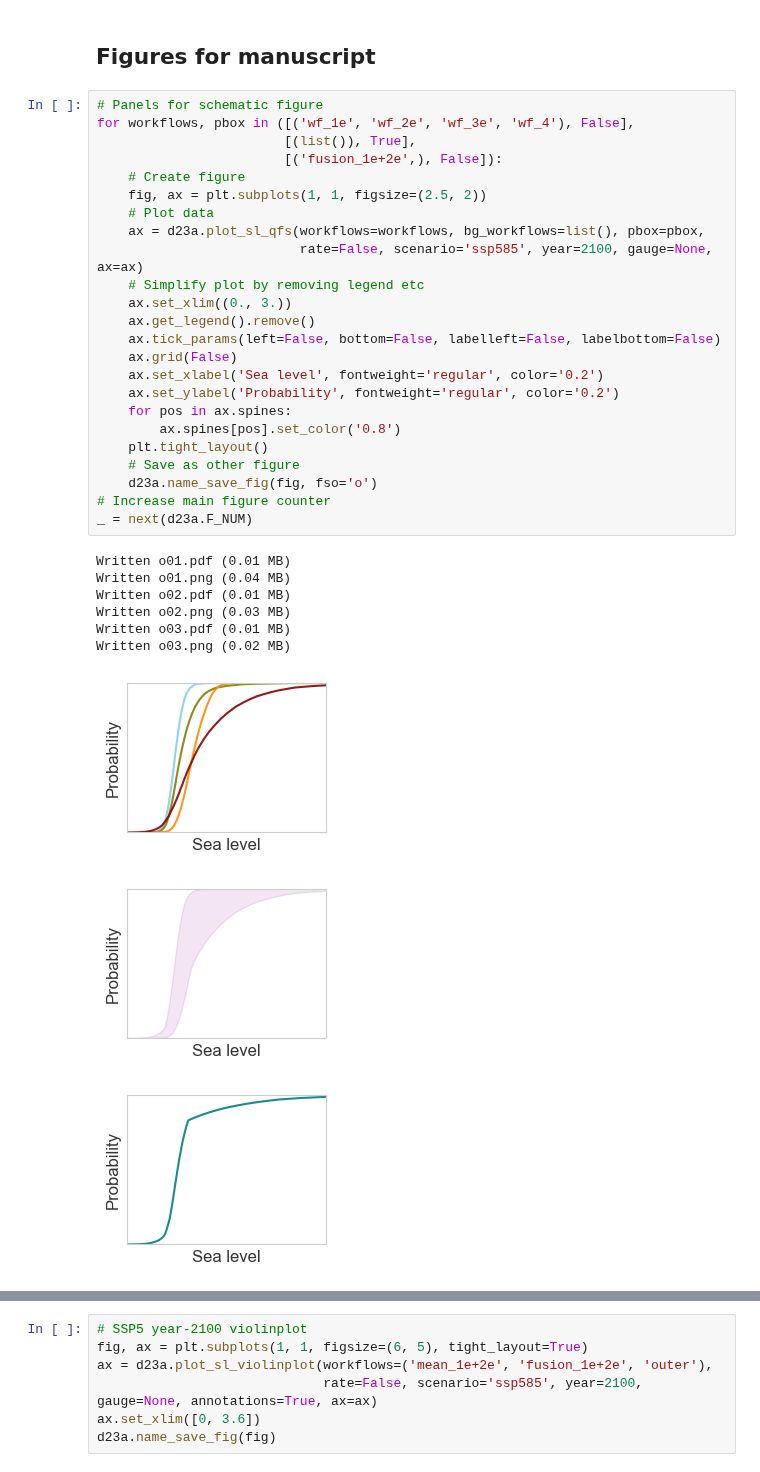
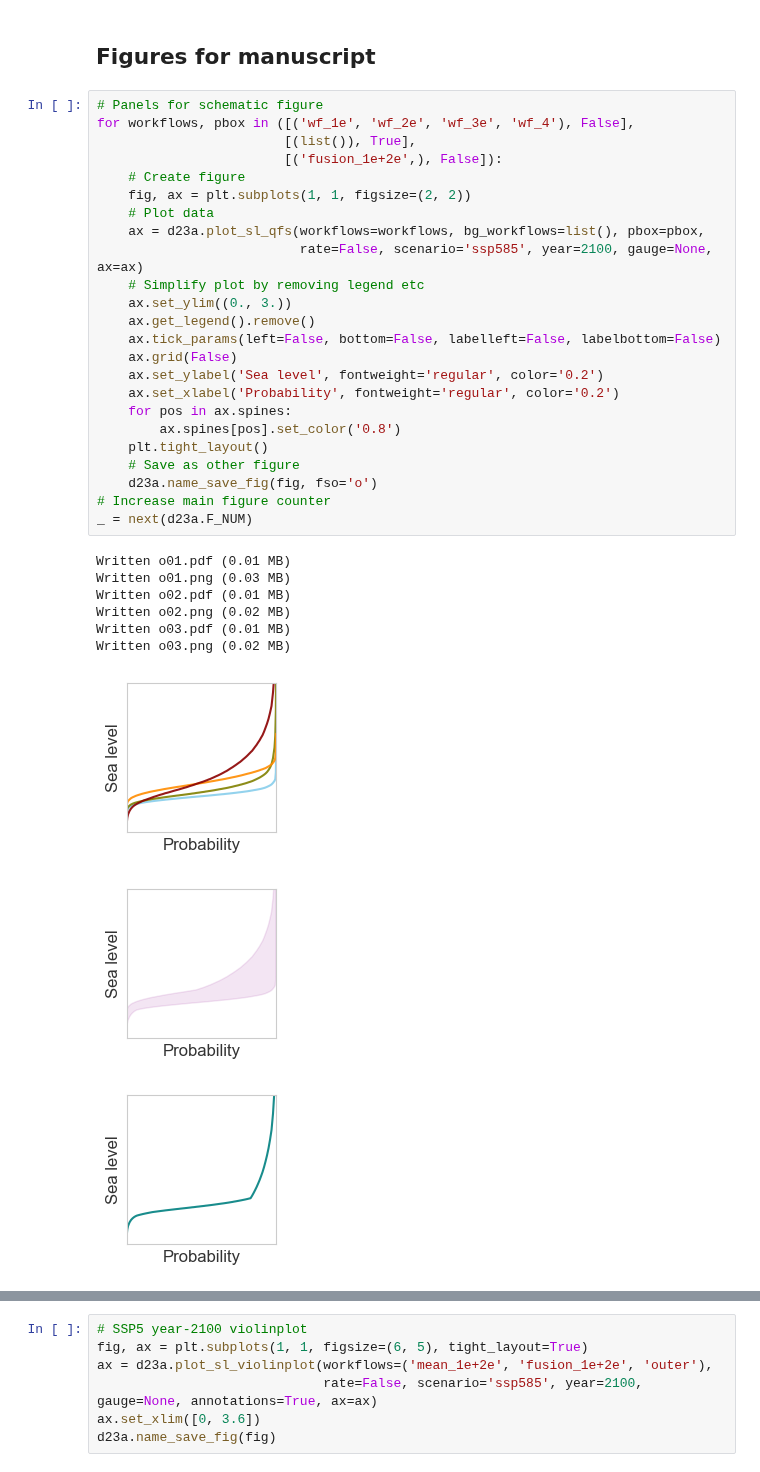
Before and after one commit to grandey/d23a-fusion, a Jupyter notebook: fusion_analysis_d23a.ipynb, the cells around one changed output, grey strips where cells are left out. Drawn from its saved outputs; the diff is of its cells as text.

```diff
--- a/fusion_analysis_d23a.ipynb
+++ b/fusion_analysis_d23a.ipynb
@@ -13,36 +13,36 @@ start_dt = datetime.datetime.now()
 # %%
 # Panels for schematic figure
 for workflows, pbox in ([('wf_1e', 'wf_2e', 'wf_3e', 'wf_4'), False],
                         [(list()), True],
                         [('fusion_1e+2e',), False]):
     # Create figure
-    fig, ax = plt.subplots(1, 1, figsize=(2.5, 2))
+    fig, ax = plt.subplots(1, 1, figsize=(2, 2))
     # Plot data
     ax = d23a.plot_sl_qfs(workflows=workflows, bg_workflows=list(), pbox=pbox,
                           rate=False, scenario='ssp585', year=2100, gauge=None, ax=ax)
     # Simplify plot by removing legend etc
-    ax.set_xlim((0., 3.))
+    ax.set_ylim((0., 3.))
     ax.get_legend().remove()
     ax.tick_params(left=False, bottom=False, labelleft=False, labelbottom=False)
     ax.grid(False)
-    ax.set_xlabel('Sea level', fontweight='regular', color='0.2')
-    ax.set_ylabel('Probability', fontweight='regular', color='0.2')
+    ax.set_ylabel('Sea level', fontweight='regular', color='0.2')
+    ax.set_xlabel('Probability', fontweight='regular', color='0.2')
     for pos in ax.spines:
         ax.spines[pos].set_color('0.8')
     plt.tight_layout()
     # Save as other figure
     d23a.name_save_fig(fig, fso='o')
 # Increase main figure counter
 _ = next(d23a.F_NUM)
 # %% [output]
 Written o01.pdf (0.01 MB)
-Written o01.png (0.04 MB)
+Written o01.png (0.03 MB)
 Written o02.pdf (0.01 MB)
-Written o02.png (0.03 MB)
+Written o02.png (0.02 MB)
 Written o03.pdf (0.01 MB)
 Written o03.png (0.02 MB)
-[figure, old version]
+[figure, new version]
-[figure, old version]
+[figure, new version]
-[figure, old version]
+[figure, new version]
 # %%
 # SSP5 year-2100 AR6 projections, p-box, and fusion
```
Also changed, not shown: parts of 5 cells of this notebook, 8 other files.
